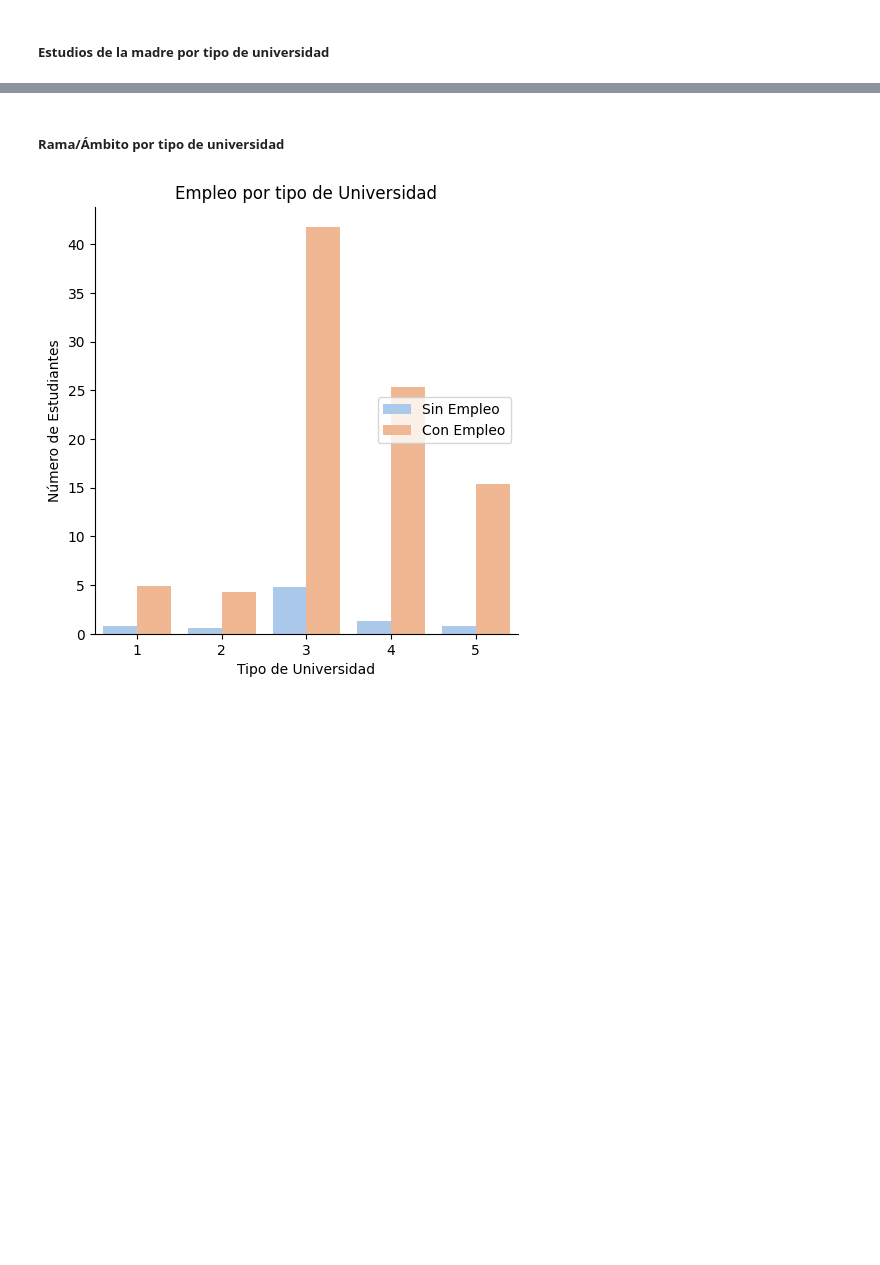
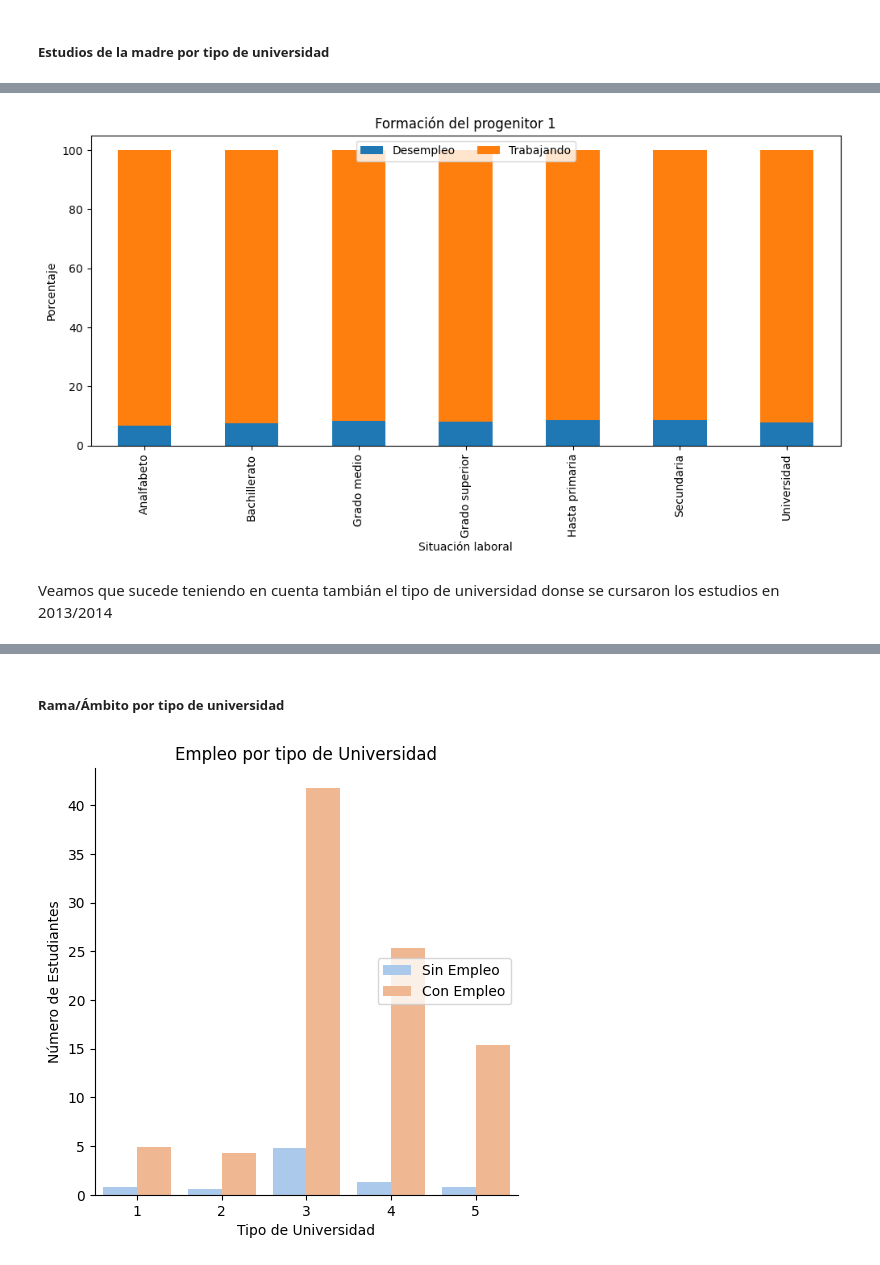
Before and after one commit to BeatrizGD/Students-Employability-Exploratory-Data-Analysis, a Jupyter notebook: src/main.ipynb, the cells around one changed output, grey strips where cells are left out. Drawn from its saved outputs; the diff is of its cells as text; code cells hidden in the pictures; blank space fills up the shorter version.

```diff
--- a/src/main.ipynb
+++ b/src/main.ipynb
@@ -696,0 +796,13 @@ A la vista del gráfico, los estudiantes de universidades privada obtienen mayor
+# %%
+# Diccionario con la nueva codificación para la columna.
+tipo_estudios_prog = {1: "Analfabeto", 2: "Hasta primaria", 3: "Hasta primaria", 4: "Secundaria", 5:"Bachillerato", 6:"Grado medio",
+                      7:"Grado superior", 8:"Universidad", 9: pd.NA}
+
+# Reemplaza los valores en la columna 'PR_SIT_PR'
+estudios_madre['ESTUDIOS_MADRE'] = estudios_madre['ESTUDIOS_MADRE'].replace(tipo_estudios_prog)
+# %%
+# Filtramos solo aquellos valores no nulos
+estudios_madre = estudios_madre[estudios_madre['ESTUDIOS_MADRE'].notnull()]
+# %%
+gr_estudios_madre = estudios_madre.groupby(['ESTUDIOS_MADRE'])['TRBPRN1'].value_counts(normalize=True) * 100
+gr_estudios_madre
@@ -696,0 +826,18 @@ A la vista del gráfico, los estudiantes de universidades privada obtienen mayor
+# %%
+gr_estudios_madre = pd.DataFrame(gr_estudios_madre)
+# %%
+# Gráfico porcentajes
+fig, ax = plt.subplots(figsize=(12, 5))
+gr_estudios_madre['TRBPRN1'].unstack().plot(kind='bar', ax=ax,stacked=True)
+
+ax.set_xlabel('Situación laboral')
+ax.set_ylabel('Porcentaje')
+ax.set_title('Formación del progenitor 1')
+ax.legend(loc='upper center', ncols=2)
+
+
+plt.show()
+# %% [output]
+[figure, added]
+# %% [markdown]
+Veamos que sucede teniendo en cuenta tambián el tipo de universidad donse se cursaron los estudios en 2013/2014
```
Also changed, not shown: parts of 31 cells of this notebook.
